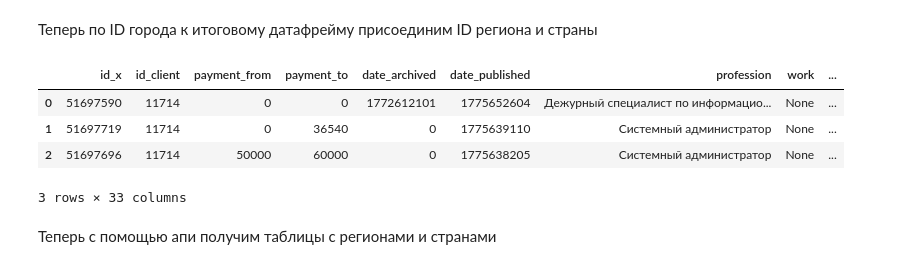
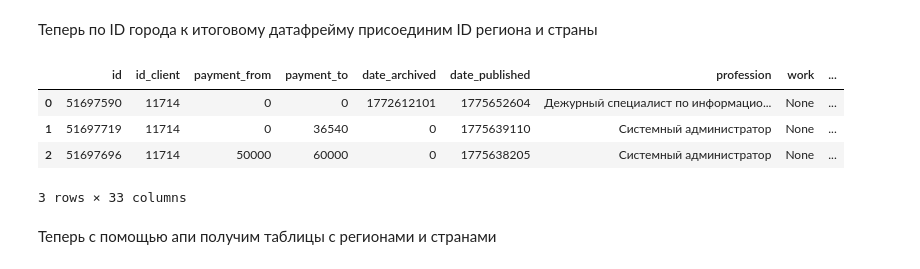
Before and after one commit to leosh1d/gp2, a Jupyter notebook: code/collecting/superjob.ipynb, the cells around one changed output. Cells and saved outputs as stored; diff of their text form; code cells hidden in the pictures.

```diff
--- a/code/collecting/superjob.ipynb
+++ b/code/collecting/superjob.ipynb
@@ -251,9 +251,10 @@ df_towns.head(3)
 # %%
 df_vacs_towns = df_api_clean.merge(df_towns, left_on='town', right_on='id', how='left')
 df_vacs_towns = df_vacs_towns.drop(columns='id_y')
+df_vacs_towns = df_vacs_towns.rename(columns={'id_x': 'id'})
 df_vacs_towns.head(3)
 # %% [output]
-|  | id_x | id_client | payment_from | payment_to | date_archived | date_published | profession | work | ... |
+|  | id | id_client | payment_from | payment_to | date_archived | date_published | profession | work | ... |
 | 0 | 51697590 | 11714 | 0 | 0 | 1772612101 | 1775652604 | Дежурный специалист по информацио... | None | ... |
 | 1 | 51697719 | 11714 | 0 | 36540 | 0 | 1775639110 | Системный администратор | None | ... |
 | 2 | 51697696 | 11714 | 50000 | 60000 | 0 | 1775638205 | Системный администратор | None | ... |
```
Also changed, not shown: parts of 4 cells of this notebook.
